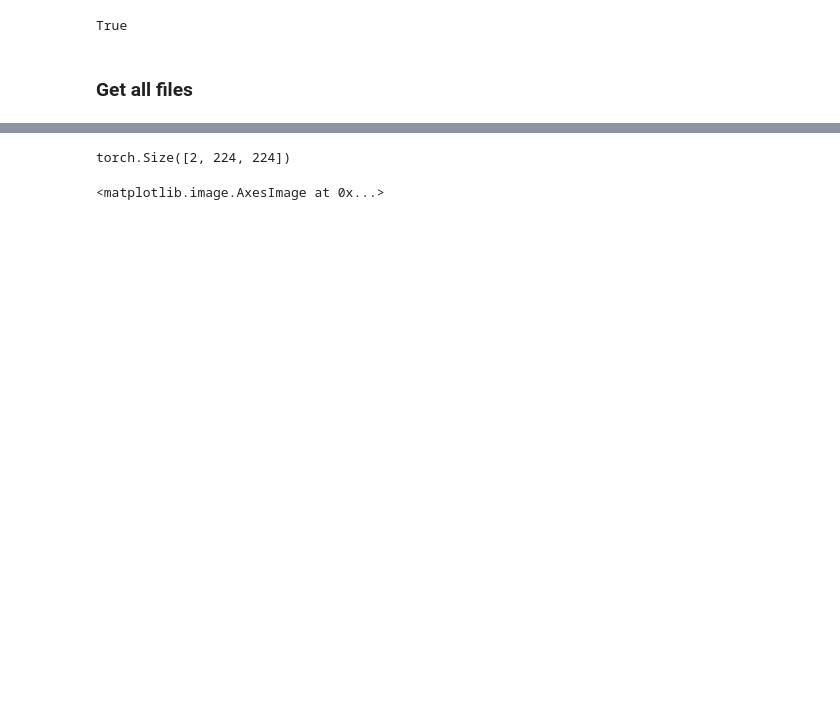
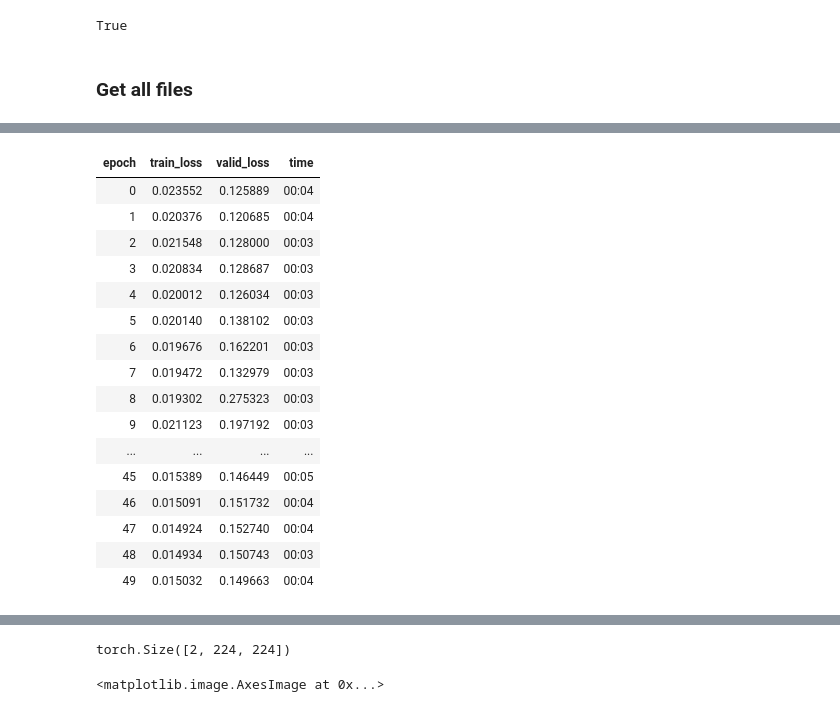
Before and after one commit to Snadderbyte/course-project-2, a Jupyter notebook: notebooks/mast-model.ipynb, the cells around one changed output, grey strips where cells are left out. Cells and saved outputs as stored; diff of their text form; code cells hidden in the pictures; blank space fills up the shorter version.

```diff
--- a/notebooks/mast-model.ipynb
+++ b/notebooks/mast-model.ipynb
@@ -101,3 +121,23 @@ learn.fine_tune(100)
+# %%
+learn.fine_tune(50)
+# %% [output]
+| epoch | train_loss | valid_loss | time |
+| 0 | 0.023552 | 0.125889 | 00:04 |
+| 1 | 0.020376 | 0.120685 | 00:04 |
+| 2 | 0.021548 | 0.128000 | 00:03 |
+| 3 | 0.020834 | 0.128687 | 00:03 |
+| 4 | 0.020012 | 0.126034 | 00:03 |
+| 5 | 0.020140 | 0.138102 | 00:03 |
+| 6 | 0.019676 | 0.162201 | 00:03 |
+| 7 | 0.019472 | 0.132979 | 00:03 |
+| 8 | 0.019302 | 0.275323 | 00:03 |
+| 9 | 0.021123 | 0.197192 | 00:03 |
+| ... | ... | ... | ... |
+| 45 | 0.015389 | 0.146449 | 00:05 |
+| 46 | 0.015091 | 0.151732 | 00:04 |
+| 47 | 0.014924 | 0.152740 | 00:04 |
+| 48 | 0.014934 | 0.150743 | 00:03 |
+| 49 | 0.015032 | 0.149663 | 00:04 |
 # %%
 learn.show_results(cmap='Blues')
 # %% [output]
```
Also changed, not shown: parts of 6 cells of this notebook, 10 other files.
